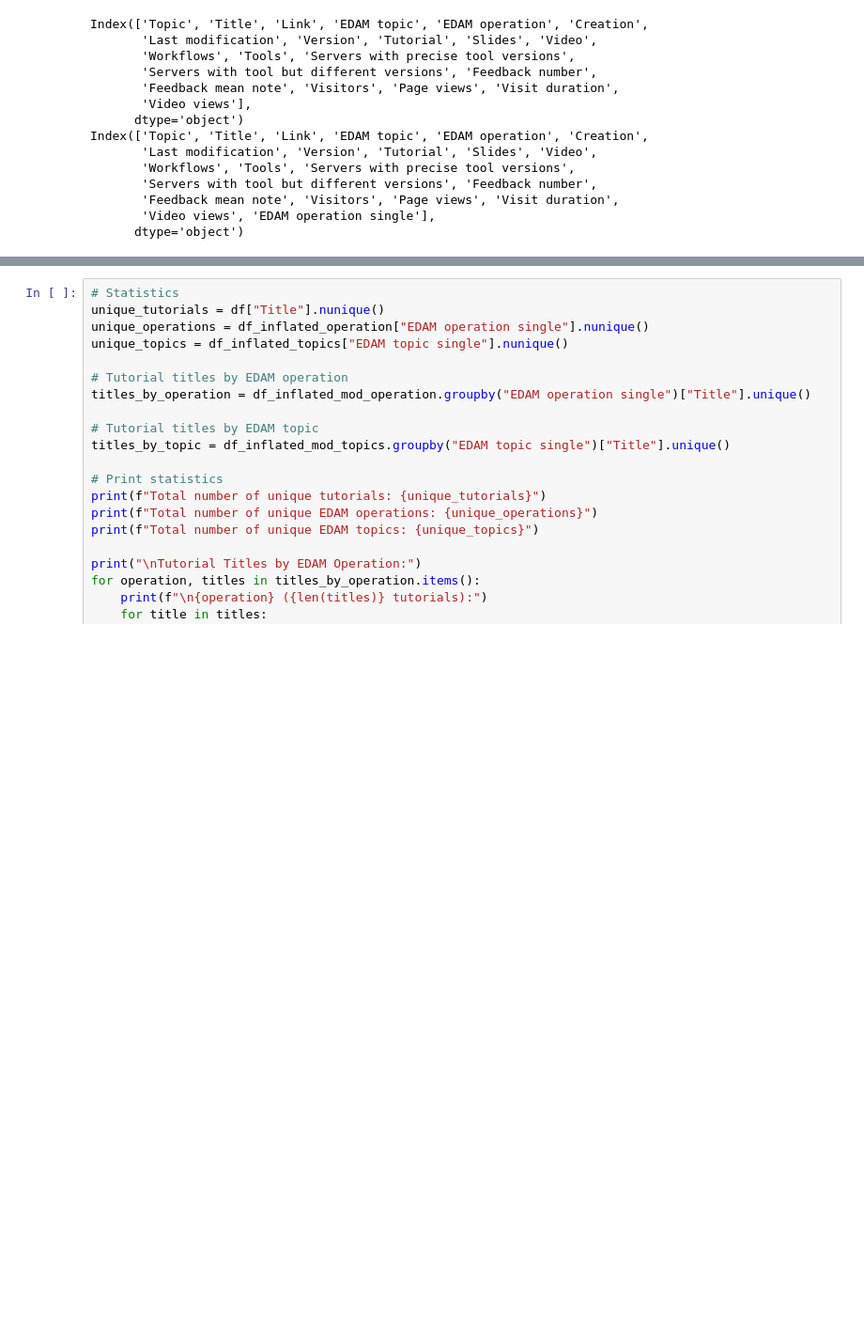
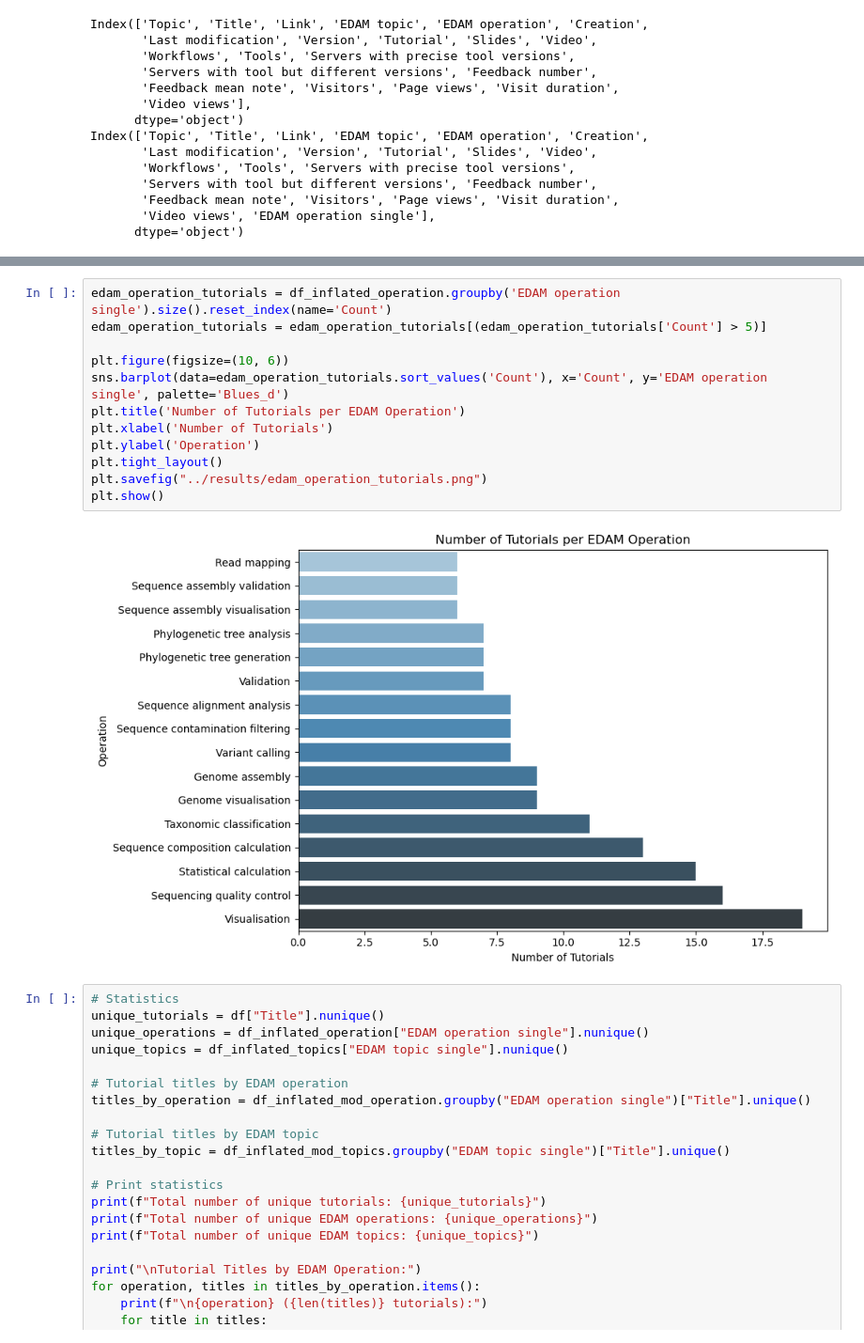
Before and after one commit to usegalaxy-eu/microgalaxy_paper_2025, a Jupyter notebook: bin/tutorials.ipynb, the cells around one changed output, grey strips where cells are left out. Shown at 94% size. Drawn from its saved outputs; the diff is of its cells as text; blank space fills up the shorter version.

```diff
--- a/bin/tutorials.ipynb
+++ b/bin/tutorials.ipynb
@@ -284,3 +288,17 @@ plt.savefig("../results/top_tutorials_operations.png", bbox_inches='tight')
+# %%
+edam_operation_tutorials = df_inflated_operation.groupby('EDAM operation single').size().reset_index(name='Count')
+edam_operation_tutorials = edam_operation_tutorials[(edam_operation_tutorials['Count'] > 5)]
+
+plt.figure(figsize=(10, 6))
+sns.barplot(data=edam_operation_tutorials.sort_values('Count'), x='Count', y='EDAM operation single', palette='Blues_d')
+plt.title('Number of Tutorials per EDAM Operation')
+plt.xlabel('Number of Tutorials')
+plt.ylabel('Operation')
+plt.tight_layout()
+plt.savefig("../results/edam_operation_tutorials.png")
+plt.show()
+# %% [output]
+[figure, added]
 # %%
 # Statistics
 unique_tutorials = df["Title"].nunique()
```
Also changed, not shown: parts of 4 cells of this notebook, 7 other files.
